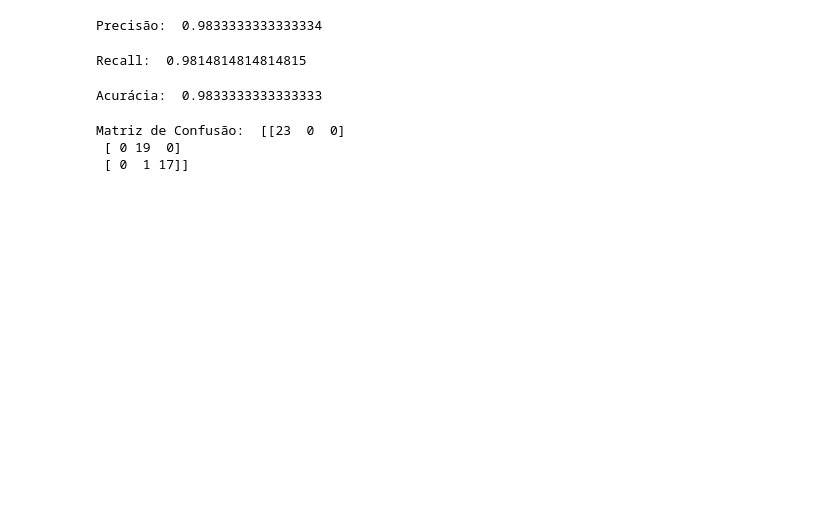
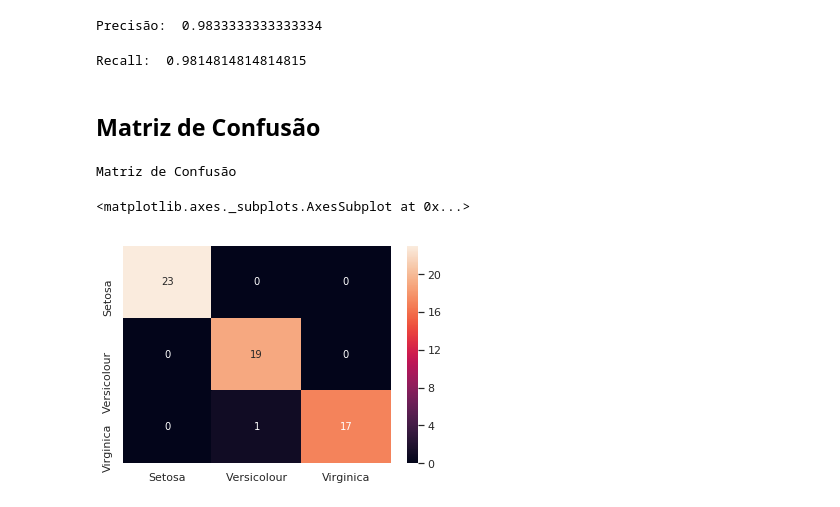
Before and after one commit to rafaelnovello/machine-learning-introduction, a Jupyter notebook: Aula-2-Classificacao.ipynb, the cells around one changed output. Drawn from its saved outputs; the diff is of its cells as text; code cells hidden in the pictures; blank space fills up the shorter version.

```diff
--- a/Aula-2-Classificacao.ipynb
+++ b/Aula-2-Classificacao.ipynb
@@ -102,20 +117,18 @@ recall = recall_score(y_test, y_pred, average='macro')
 print("Recall: ", recall)
 # %% [output]
 Recall:  0.9814814814814815
-# %%
-from sklearn.metrics import accuracy_score
-
-accuracy = accuracy_score(y_test, y_pred)
-print("Acurácia: ", accuracy)
-# %% [output]
-Acurácia:  0.9833333333333333
+# %% [markdown]
+## Matriz de Confusão
 # %%
 from sklearn.metrics import confusion_matrix
 
+classes = ['Setosa', 'Versicolour', 'Virginica']
 matrix = confusion_matrix(y_test, y_pred)
+df = pd.DataFrame(matrix, index=classes, columns=classes)
 
-print("Matriz de Confusão: ", matrix)
+print("Matriz de Confusão")
+sns.heatmap(df, annot=True)
 # %% [output]
-Matriz de Confusão:  [[23  0  0]
- [ 0 19  0]
- [ 0  1 17]]
+Matriz de Confusão
+<matplotlib.axes._subplots.AxesSubplot at 0x...>
+[figure, added]
```
Also changed, not shown: parts of 3 cells of this notebook, 3 other files.
